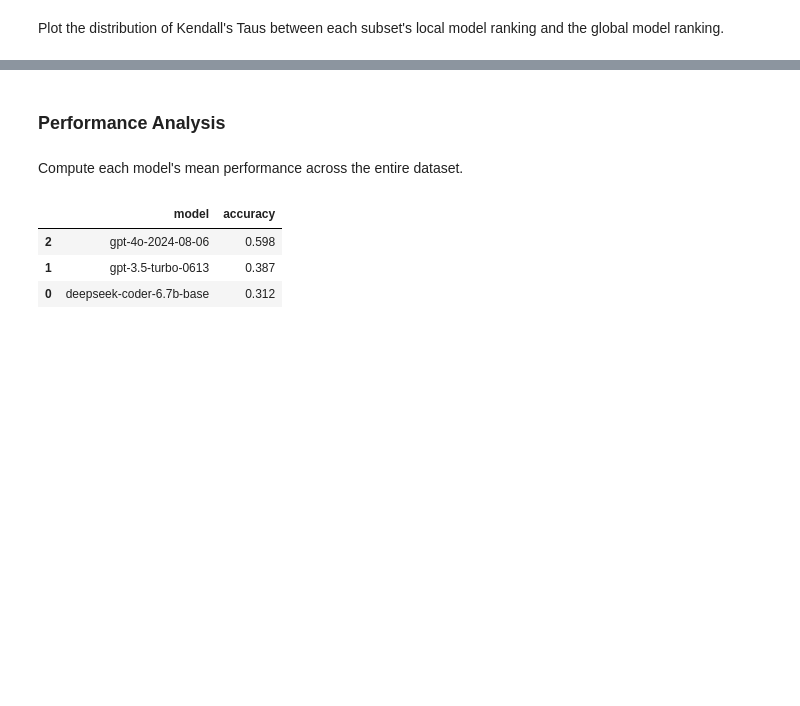
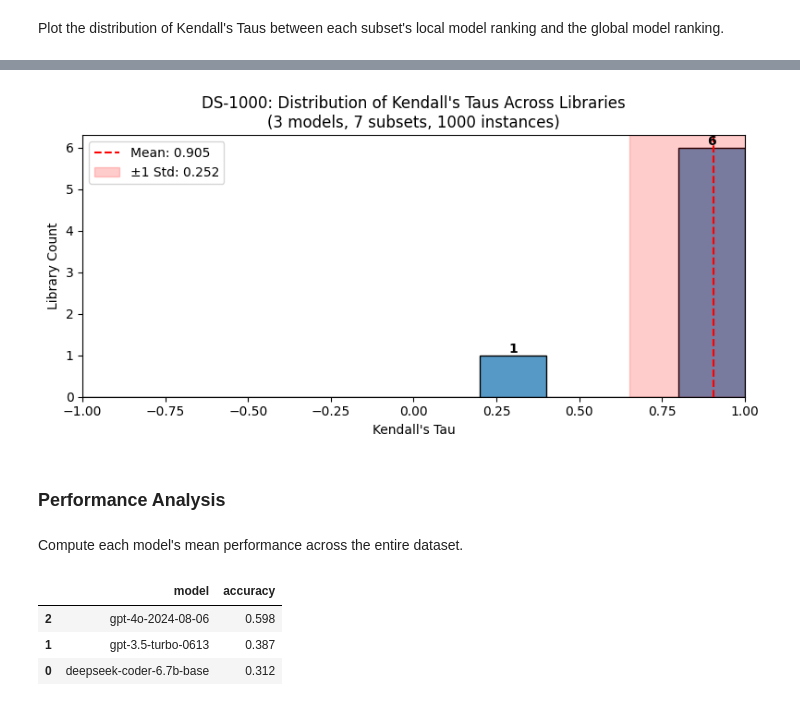
Before and after one commit to mpg05883/EvalTree, a Jupyter notebook: notebooks/inter_subset_analysis.ipynb, the cells around one changed output, grey strips where cells are left out. Cells and saved outputs as stored; diff of their text form; code cells hidden in the pictures; blank space fills up the shorter version.

```diff
--- a/notebooks/inter_subset_analysis.ipynb
+++ b/notebooks/inter_subset_analysis.ipynb
@@ -220,3 +149,35 @@ plt.show()
+# %%
+column = "kendall_tau"
+xlabel = "Kendall's Tau"
+ylabel = f"{subset_col.capitalize()} Count"
+title = (
+    f"{dataset}: Distribution of Kendall's Taus Across Libraries"
+    f"\n({num_models} models, {len(subsets)} subsets, {num_instances} instances)"
+)
+annotate = True
+mean = kendall_tau_df[column].mean()
+std = kendall_tau_df[column].std()
+xlim = (-1, 1)
+
+fig = plot_histogram(
+    kendall_tau_df,
+    column=column,
+    xlabel=xlabel,
+    ylabel=ylabel,
+    title=title,
+    annotate=annotate,
+    mean=mean,
+    std=std,
+    xlim=xlim,
+)
+
+analysis = "inter_subset_analysis"
+plot_name = f"kendall_tau_distribution_{subset_col}"
+file_path = build_plot_path(dataset, analysis, plot_name)
+plt.savefig(file_path)
+plt.show()
+# %% [output]
+[figure, added]
 # %% [markdown]
 ### Performance Analysis
 # %% [markdown]
```
Also changed, not shown: parts of 30 cells of this notebook, 16 other files.
